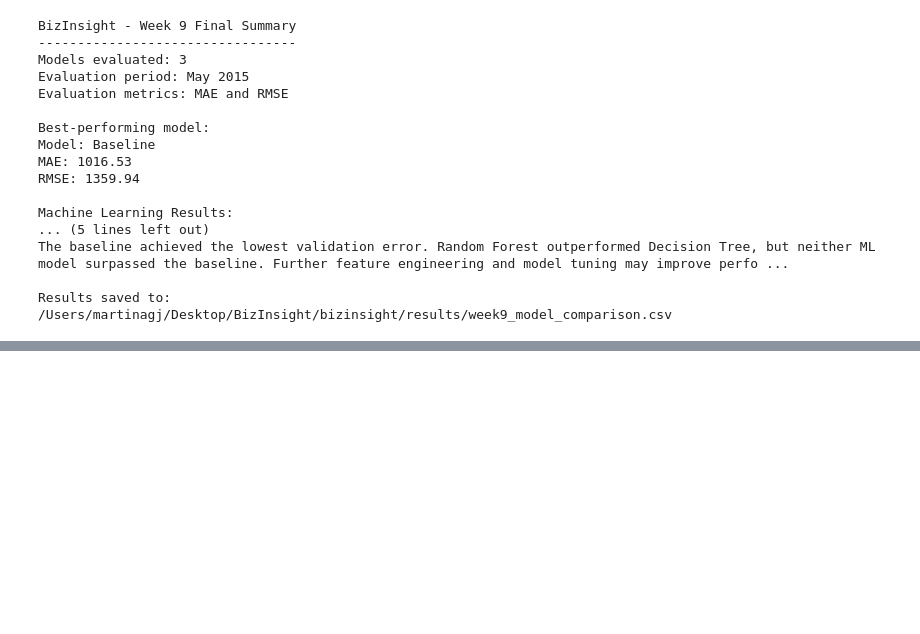
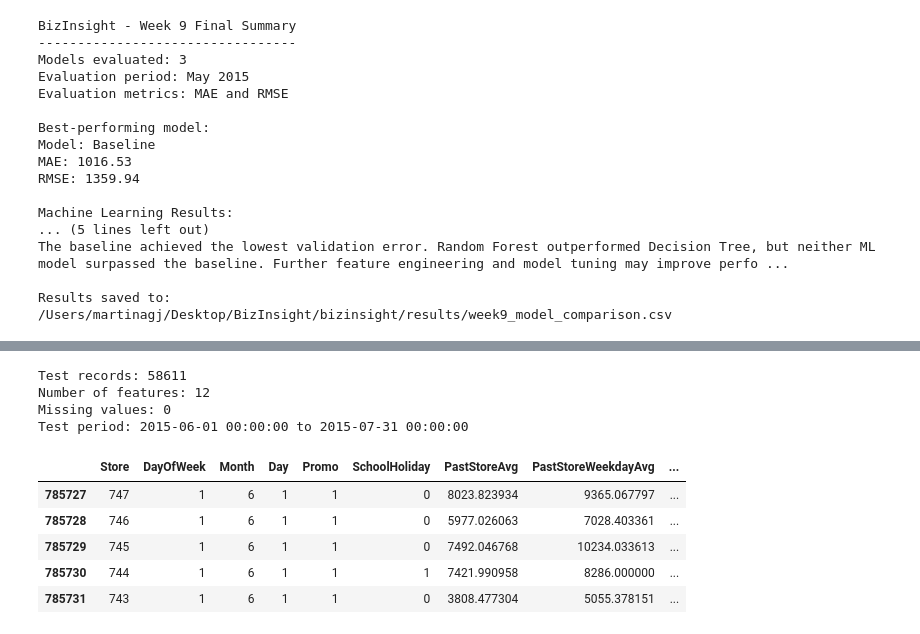
Before and after one commit to BizInsight26/bizinsight, a Jupyter notebook: notebooks/05_ml_experiments.ipynb, the cells around one changed output, grey strips where cells are left out. Saved outputs shown, nothing was run; the diff lists cells and outputs as text; code cells hidden in the pictures; blank space fills up the shorter version.

```diff
--- a/notebooks/05_ml_experiments.ipynb
+++ b/notebooks/05_ml_experiments.ipynb
@@ -377,0 +928,70 @@ Results saved to:
+# %%
+# Week 11 - Step 10: Prepare Final Test Dataset
+
+# Select the untouched test period
+test_final = df[
+    df["Date"] >= "2015-06-01"
+].copy()
+
+# Use only historical data before the test period
+history = df[
+    df["Date"] < "2015-06-01"
+].copy()
+
+# Calculate historical store averages
+store_avg_test = history.groupby("Store")["Sales"].mean()
+
+# Calculate historical store-weekday averages
+weekday_avg_test = history.groupby(
+    ["Store", "DayOfWeek"]
+)["Sales"].mean()
+
+# Add historical features to test data
+test_final["PastStoreAvg"] = (
+    test_final["Store"].map(store_avg_test)
+)
+
+test_final["PastStoreWeekdayAvg"] = pd.Series(
+    test_final.set_index(
+        ["Store", "DayOfWeek"]
+    ).index.map(weekday_avg_test),
+    index=test_final.index
+)
+
+# Prepare test features
+X_test_final = pd.get_dummies(
+    test_final[final_features],
+    columns=["StoreType"],
+    dtype=int
+)
+
+# Match training features
+X_test_final = X_test_final.reindex(
+    columns=X_train_final.columns,
+    fill_value=0
+)
+
+y_test_final = test_final["Sales"]
+
+# Verify dataset
+print("Test records:", len(X_test_final))
+print("Number of features:", X_test_final.shape[1])
+print("Missing values:", X_test_final.isna().sum().sum())
+
+print("Test period:",
+      test_final["Date"].min(),
+      "to",
+      test_final["Date"].max())
+
+display(X_test_final.head())
+# %% [output]
+Test records: 58611
+Number of features: 12
+Missing values: 0
+Test period: 2015-06-01 00:00:00 to 2015-07-31 00:00:00
+|  | Store | DayOfWeek | Month | Day | Promo | SchoolHoliday | PastStoreAvg | PastStoreWeekdayAvg | ... |
+| 785727 | 747 | 1 | 6 | 1 | 1 | 0 | 8023.823934 | 9365.067797 | ... |
+| 785728 | 746 | 1 | 6 | 1 | 1 | 0 | 5977.026063 | 7028.403361 | ... |
+| 785729 | 745 | 1 | 6 | 1 | 1 | 0 | 7492.046768 | 10234.033613 | ... |
+| 785730 | 744 | 1 | 6 | 1 | 1 | 1 | 7421.990958 | 8286.000000 | ... |
+| 785731 | 743 | 1 | 6 | 1 | 1 | 0 | 3808.477304 | 5055.378151 | ... |
```
Also changed, not shown: parts of 22 cells of this notebook, 3 other files.
